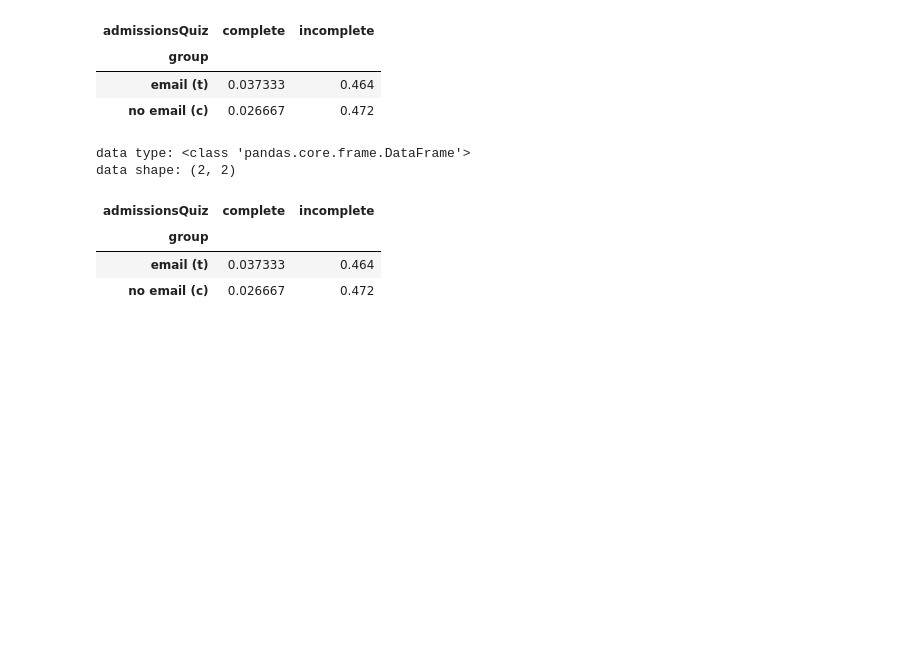
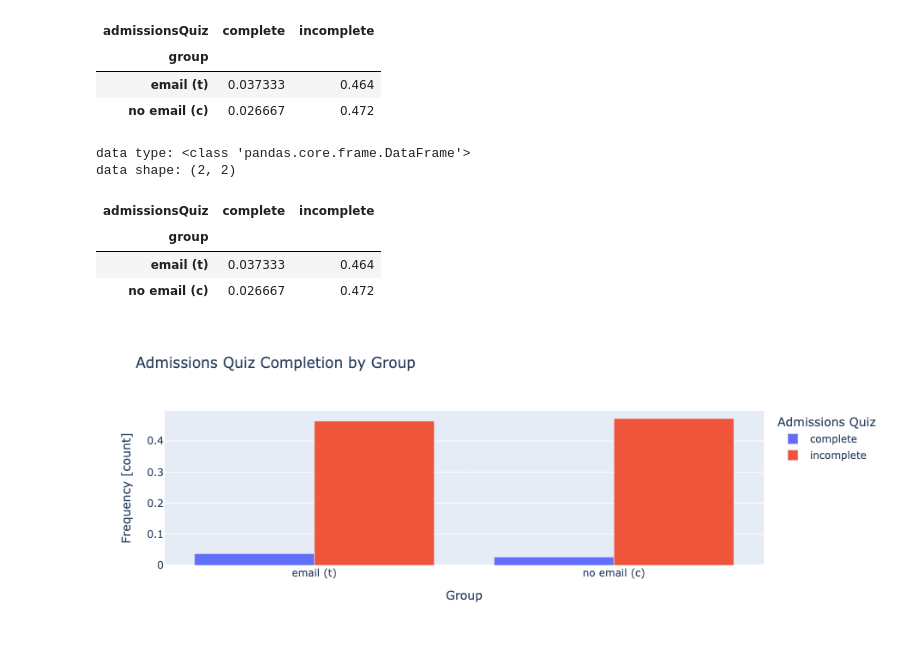
Before and after one commit to programmer-shark/hypothesis-testing, a Jupyter notebook: 073-chi-square-test.ipynb, the cells around one changed output. Cells and saved outputs as stored; diff of their text form; code cells hidden in the pictures; blank space fills up the shorter version.

Commit message:
Results Bar Chart

```diff
--- a/073-chi-square-test.ipynb
+++ b/073-chi-square-test.ipynb
@@ -230,3 +230,23 @@ data shape: (2, 2)
 | group |  |  |
 | email (t) | 0.037333 | 0.464 |
 | no email (c) | 0.026667 | 0.472 |
+# %%
+def build_contingency_bar():
+    # Create side-by-side bar chart
+    fig = px.bar(
+        data_frame=data,
+        barmode="group",
+        title="Admissions Quiz Completion by Group"
+    )
+    # Set axis labels
+    fig.update_layout(
+        xaxis_title="Group",
+        yaxis_title="Frequency [count]",
+        legend={"title": "Admissions Quiz"}
+    )
+    return fig
+
+
+build_contingency_bar().show()
+# %% [output]
+[figure, added]
```
